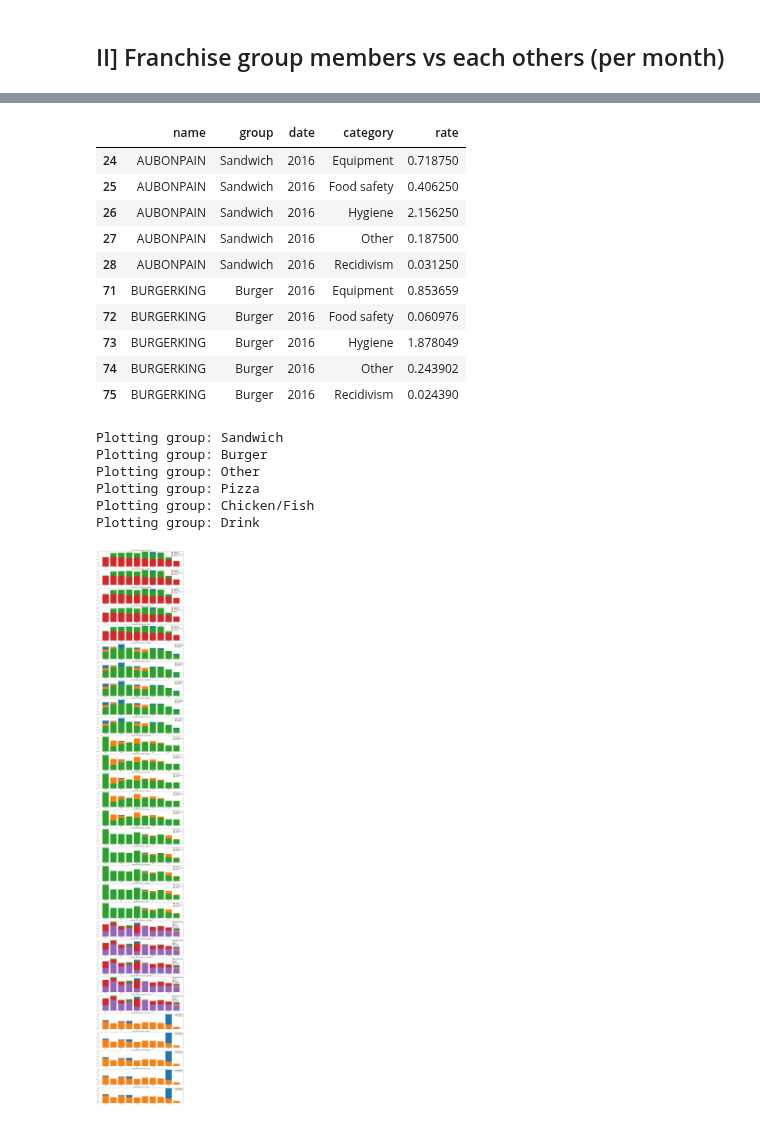
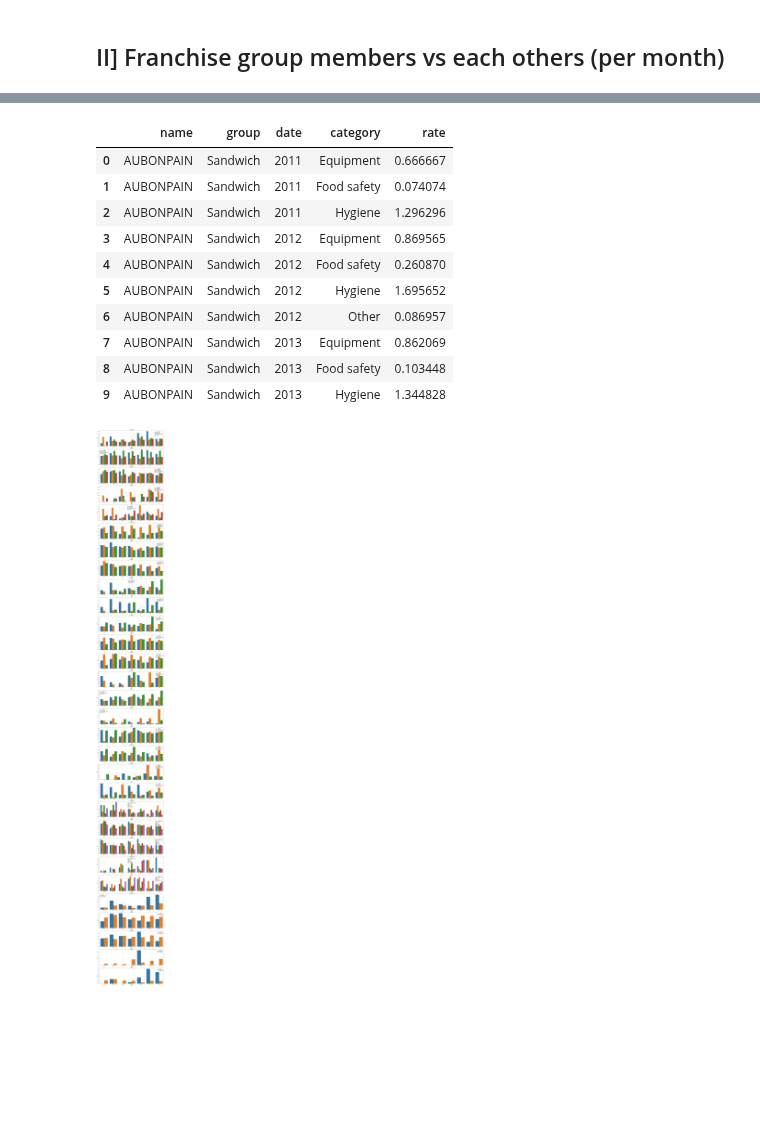
Before and after one commit to VodopaDev/CS401-Chicago-Crime-Analysis, a Jupyter notebook: violations_periodicity.ipynb, the cells around one changed output, grey strips where cells are left out. Saved outputs shown, nothing was run; the diff lists cells and outputs as text; code cells hidden in the pictures; blank space fills up the shorter version.

Commit message:
Seaborn plots

```diff
--- a/violations_periodicity.ipynb
+++ b/violations_periodicity.ipynb
@@ -45,6 +46,8 @@ categorized_violations['category'] = categorized_violations.id.map(lambda x: vio
 columns_rename = {'AKA Name': 'name', 'License #': 'license', 'Ward': 'ward', 'Violation IDs': 'violations', 'Inspection Date': 'date', 'Results': 'result', 'Risk': 'risk'}
 columns_filter = columns_rename.values()
 violations = pd.read_parquet('resources/cleaned_franchises.parquet').rename(columns=columns_rename)[columns_filter]
+violations.date = violations.date.map(lambda x: x.year)
+violations = violations[(violations.date > 2010) & (violations.date < 2018)]
 violations.columns
 # %% [output]
 Index(['name', 'license', 'ward', 'violations', 'date', 'result', 'risk'], dtype='object')
@@ -342,19 +333,11 @@ category_rate_per_group.head()
 # %%
 groups = category_rate_per_group.name.unique()
-colors = ['orange', 'red']
+franchises = category_rate.is_franchise.unique()
 fig, axs = plt.subplots(len(violation_categories), 1, figsize=(18,30))
 
-for j, group in enumerate(groups):
-    group_rate = category_rate_per_group[category_rate_per_group.name == group]
-    for i, v_cat in enumerate(violation_categories):
-        filtered = group_rate[group_rate.category == v_cat]
-
-        rolling_mean = filtered.rate.rolling(window=30).mean()
-        axs[i].set_title('{}'.format(v_cat))
-        axs[i].plot(filtered['date'].values, rolling_mean)
-
 for i, v_cat in enumerate(violation_categories):
-    axs[i].legend(groups)
-    axs[i].grid()
-    axs[i].set_ylim(bottom=0)
+    filtered = category_rate_per_group[category_rate_per_group.category == v_cat]
+    sns.barplot(x='date', y='rate', hue='name', data=filtered[['date', 'name', 'rate']], ax=axs[i])
+    axs[i].set_title('{}'.format(v_cat))
+    #axs[i].plot(filtered.date.values, filtered.rate)
 # %% [output]
@@ -364,7 +347,6 @@ for i, v_cat in enumerate(violation_categories):
 # %%
 franchises_inspections = violations[violations.name.isin(studied_franchises)]
 franchises_inspections['group'] = franchises_inspections.name.map(franchise_map)
-franchises_inspections.date = franchises_inspections.date.map(lambda x: x.year)
 
 inspections_per_franchises = franchises_inspections[['name', 'group', 'date']]
 inspections_per_franchises['i_count'] = 1
@@ -398,50 +380,34 @@ violations_per_franchise.head()
 merged = inspections_per_franchises.join(violations_per_franchise)
 merged['rate'] = merged.v_count / merged.i_count
 merged = merged.drop(['v_count', 'i_count'], axis = 1).reset_index()
-merged[merged.date == 2016].head(10)
+merged.head(10)
 # %% [output]
 |  | name | group | date | category | rate |
-| 24 | AUBONPAIN | Sandwich | 2016 | Equipment | 0.718750 |
-| 25 | AUBONPAIN | Sandwich | 2016 | Food safety | 0.406250 |
-| 26 | AUBONPAIN | Sandwich | 2016 | Hygiene | 2.156250 |
-| 27 | AUBONPAIN | Sandwich | 2016 | Other | 0.187500 |
-| 28 | AUBONPAIN | Sandwich | 2016 | Recidivism | 0.031250 |
-| 71 | BURGERKING | Burger | 2016 | Equipment | 0.853659 |
-| 72 | BURGERKING | Burger | 2016 | Food safety | 0.060976 |
-| 73 | BURGERKING | Burger | 2016 | Hygiene | 1.878049 |
-| 74 | BURGERKING | Burger | 2016 | Other | 0.243902 |
-| 75 | BURGERKING | Burger | 2016 | Recidivism | 0.024390 |
+| 0 | AUBONPAIN | Sandwich | 2011 | Equipment | 0.666667 |
+| 1 | AUBONPAIN | Sandwich | 2011 | Food safety | 0.074074 |
+| 2 | AUBONPAIN | Sandwich | 2011 | Hygiene | 1.296296 |
+| 3 | AUBONPAIN | Sandwich | 2012 | Equipment | 0.869565 |
+| 4 | AUBONPAIN | Sandwich | 2012 | Food safety | 0.260870 |
+| 5 | AUBONPAIN | Sandwich | 2012 | Hygiene | 1.695652 |
+| 6 | AUBONPAIN | Sandwich | 2012 | Other | 0.086957 |
+| 7 | AUBONPAIN | Sandwich | 2013 | Equipment | 0.862069 |
+| 8 | AUBONPAIN | Sandwich | 2013 | Food safety | 0.103448 |
+| 9 | AUBONPAIN | Sandwich | 2013 | Hygiene | 1.344828 |
 # %%
 groups = merged.group.unique()
 names = []
-
 for group in groups:
     names.append(merged[merged.group == group].name.unique())
 
-fig, axs = plt.subplots(len(violation_categories) * len(groups), 1, figsize=(18,120))
+fig, axs = plt.subplots(len(violation_categories) * len(groups), 1, figsize=(18,160))
 
 for i, group in enumerate(groups):
-    print('Plotting group: {}'.format(group))
     group_rate = merged[merged.group == group]
 
-    for j, name in enumerate(names[i]):
-        name_rate = group_rate[group_rate.name == name]
-
-        for k, cat in enumerate(violation_categories):
-            filtered = name_rate[name_rate.category == cat]
-            #rolling_mean = name_rate.rate.rolling(window=3).mean()
-            rolling_mean = name_rate.rate
-            axs[k + i * len(violation_categories)].set_title('Franchise Group: {} - {}'.format(group, cat))
-            axs[k + i * len(violation_categories)].bar(name_rate['date'].values, rolling_mean)
-
-for i, group in enumerate(groups):
-    for k, cat in enumerate(violation_categories):
-        axs[k + i * len(violation_categories)].legend(names[i])
+    for k, v_cat in enumerate(violation_categories):
+        filtered = group_rate[group_rate.category == v_cat]
+        sns.barplot(x='date', y='rate', hue='name', data=filtered[['date', 'name', 'rate']], ax=axs[k + i * len(violation_categories)])
+        axs[k + i * len(violation_categories)].set_title('{}'.format(v_cat))
+        #axs[i].plot(filtered.date.values, filtered.rate)
 # %% [output]
-Plotting group: Sandwich
-Plotting group: Burger
-Plotting group: Other
-Plotting group: Pizza
-Plotting group: Chicken/Fish
-Plotting group: Drink
-[figure, old version]
+[figure, new version]
```
Also changed, not shown: parts of 21 cells of this notebook.
